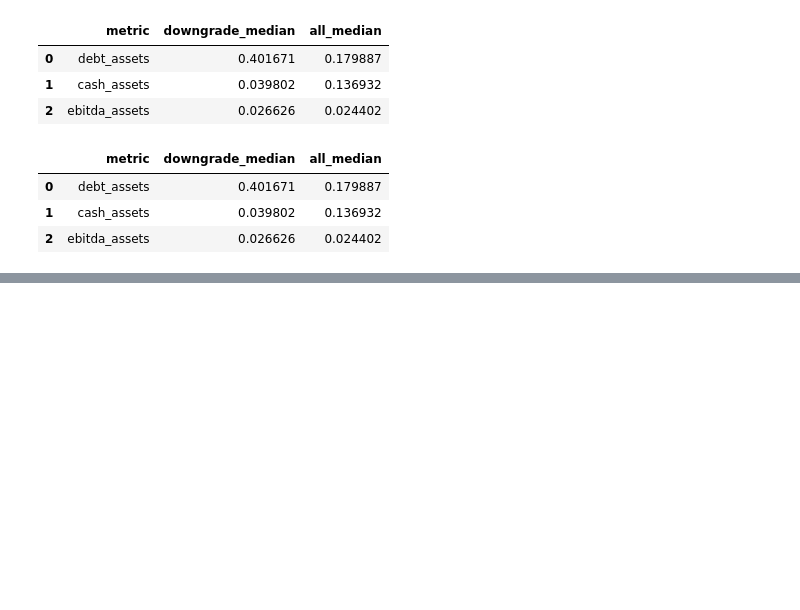
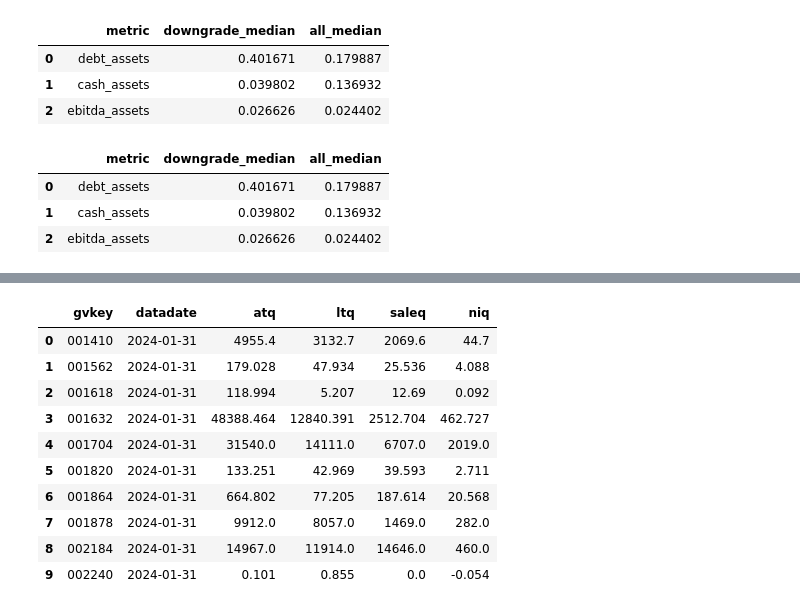
Before and after one commit to harshk2402/DynamicPD-CLO, a Jupyter notebook: test.ipynb, the cells around one changed output, grey strips where cells are left out. Cells and saved outputs as stored; diff of their text form; code cells hidden in the pictures; blank space fills up the shorter version.

```diff
--- a/test.ipynb
+++ b/test.ipynb
@@ -2152,0 +2718,26 @@ display(pd.DataFrame({
+# %%
+display(db.query("""
+SELECT
+    gvkey,
+    datadate,
+    atq,
+    ltq,
+    saleq,
+    niq
+FROM comp.fundq
+WHERE datadate >= DATE '2024-01-01'
+  AND datadate <  DATE '2025-01-01'
+LIMIT 10
+"""))
+# %% [output]
+|  | gvkey | datadate | atq | ltq | saleq | niq |
+| 0 | 001410 | 2024-01-31 | 4955.4 | 3132.7 | 2069.6 | 44.7 |
+| 1 | 001562 | 2024-01-31 | 179.028 | 47.934 | 25.536 | 4.088 |
+| 2 | 001618 | 2024-01-31 | 118.994 | 5.207 | 12.69 | 0.092 |
+| 3 | 001632 | 2024-01-31 | 48388.464 | 12840.391 | 2512.704 | 462.727 |
+| 4 | 001704 | 2024-01-31 | 31540.0 | 14111.0 | 6707.0 | 2019.0 |
+| 5 | 001820 | 2024-01-31 | 133.251 | 42.969 | 39.593 | 2.711 |
+| 6 | 001864 | 2024-01-31 | 664.802 | 77.205 | 187.614 | 20.568 |
+| 7 | 001878 | 2024-01-31 | 9912.0 | 8057.0 | 1469.0 | 282.0 |
+| 8 | 002184 | 2024-01-31 | 14967.0 | 11914.0 | 14646.0 | 460.0 |
+| 9 | 002240 | 2024-01-31 | 0.101 | 0.855 | 0.0 | -0.054 |
```
Also changed, not shown: parts of 28 cells of this notebook, 8 other files.
